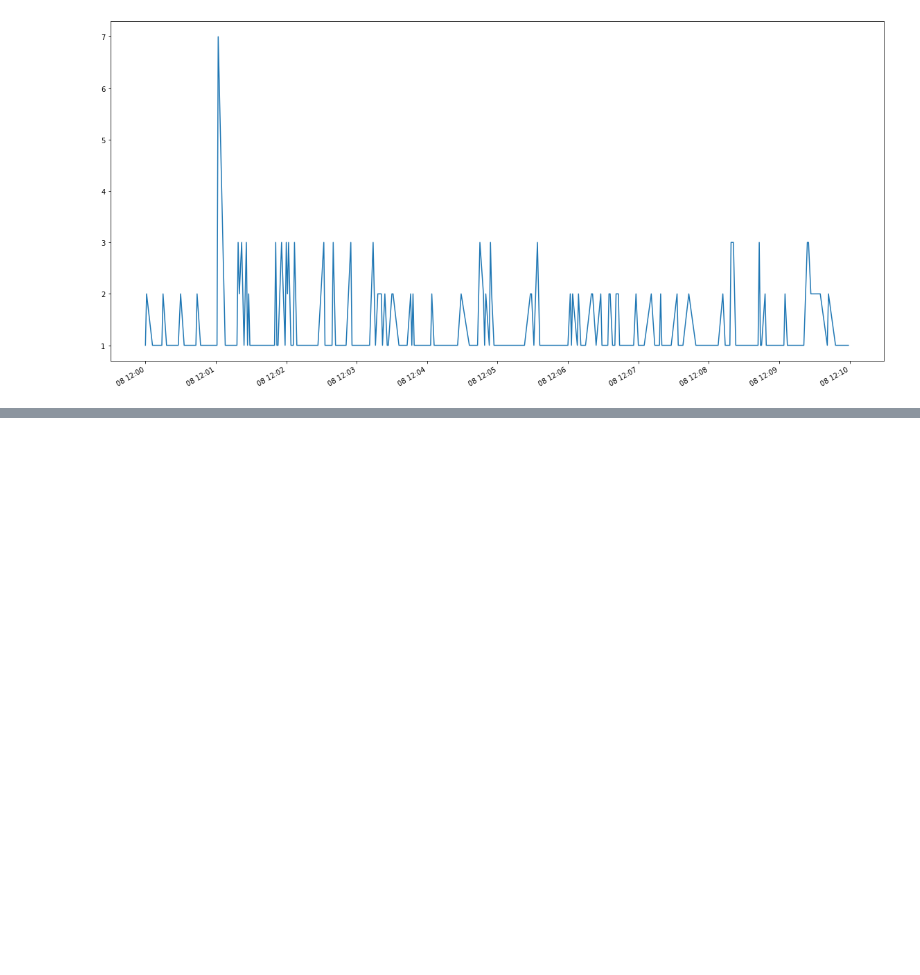
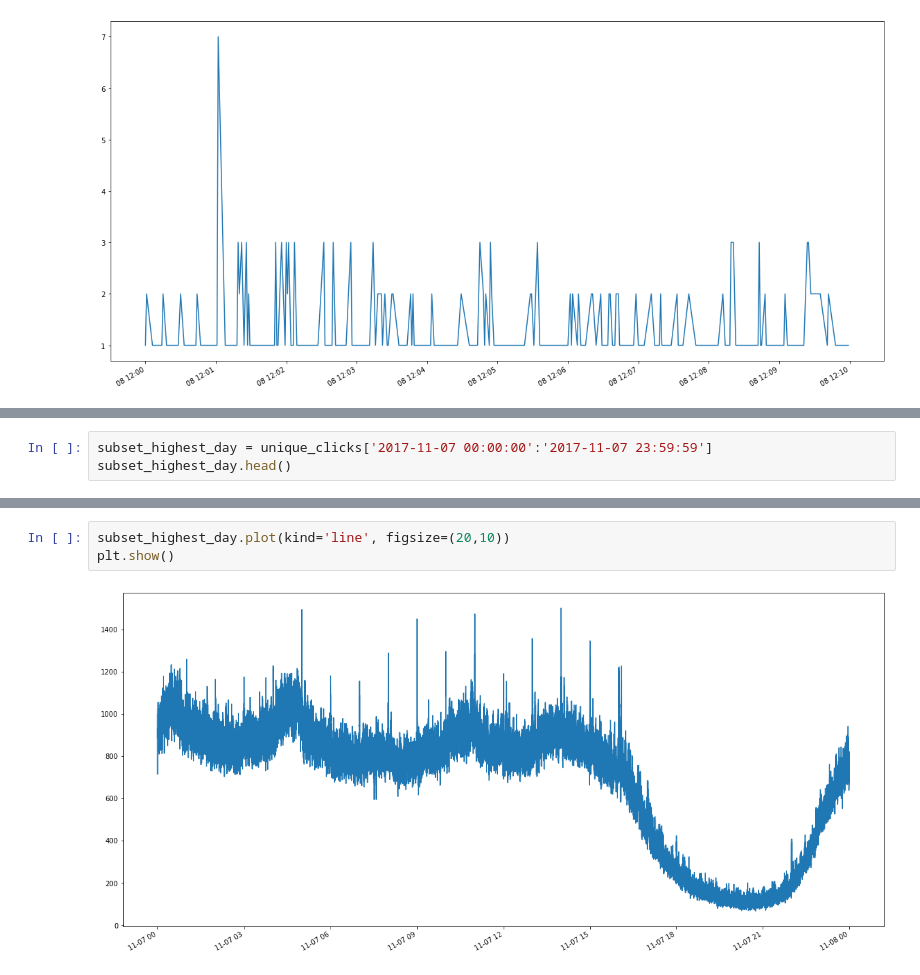
Before and after one commit to riaking/STAT280-ML, a Jupyter notebook: TalkingData-FraudDetection.ipynb, the cells around one changed output, grey strips where cells are left out. Cells and saved outputs as stored; diff of their text form; blank space fills up the shorter version.

```diff
--- a/TalkingData-FraudDetection.ipynb
+++ b/TalkingData-FraudDetection.ipynb
@@ -97,0 +146,3 @@ plt.show()
+# %%
+subset_highest_day = unique_clicks['2017-11-07 00:00:00':'2017-11-07 23:59:59']
+subset_highest_day.head()
@@ -97,0 +156,5 @@ plt.show()
+# %%
+subset_highest_day.plot(kind='line', figsize=(20,10))
+plt.show()
+# %% [output]
+[figure, added]
```
Also changed, not shown: parts of 16 cells of this notebook.
